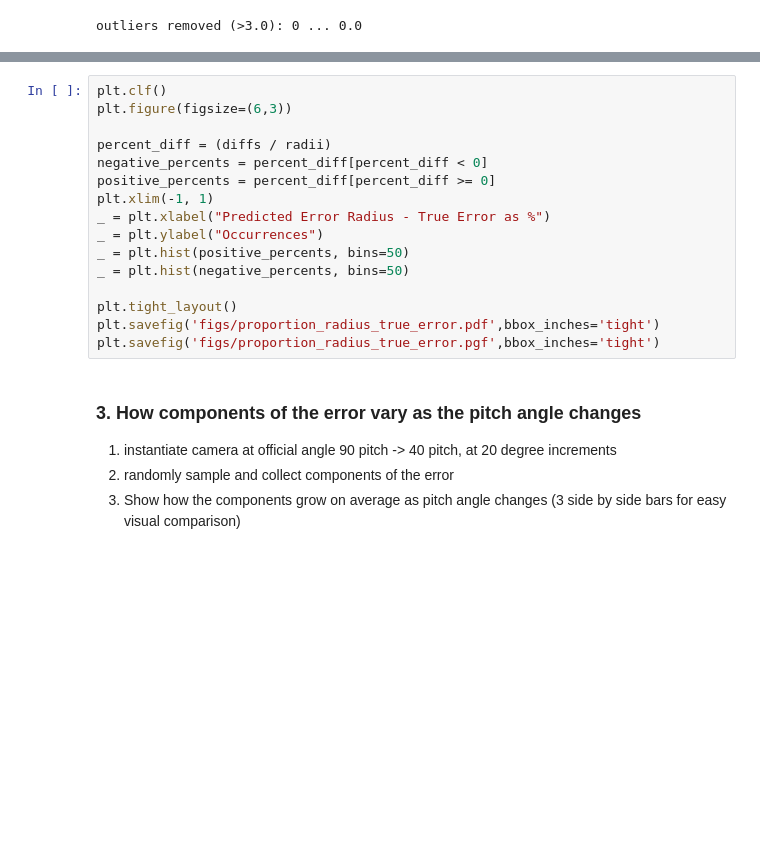
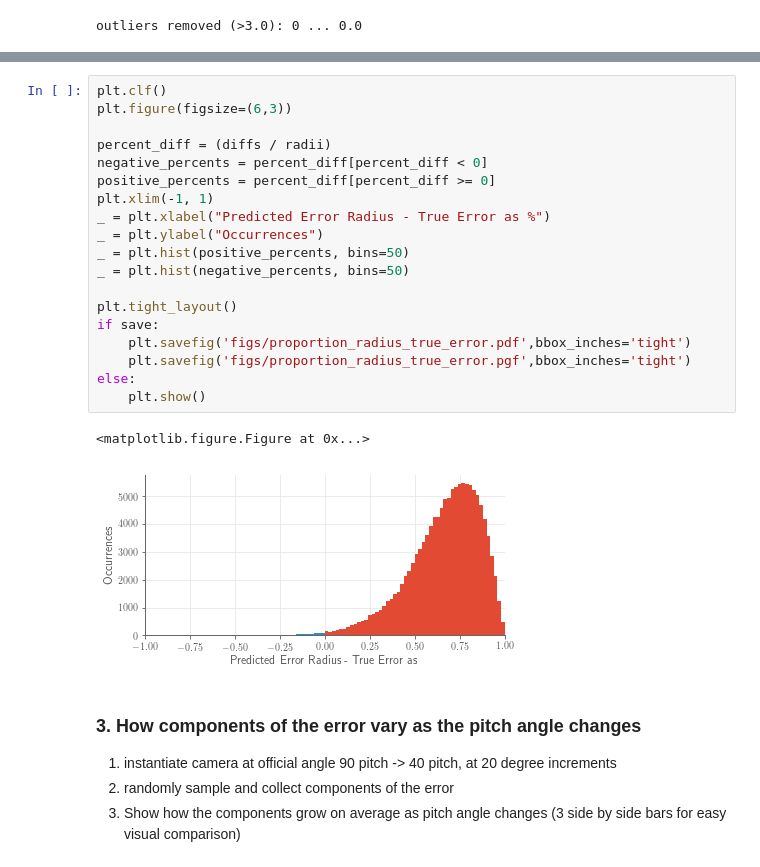
Before and after one commit to flyingsilverfin/AV-Camera-Placement, a Jupyter notebook: evaluation/camera/model_validity/Camera Error Model Evaluation.ipynb, the cells around one changed output, grey strips where cells are left out. Saved outputs shown, nothing was run; the diff lists cells and outputs as text; blank space fills up the shorter version.

```diff
--- a/evaluation/camera/model_validity/Camera Error Model Evaluation.ipynb
+++ b/evaluation/camera/model_validity/Camera Error Model Evaluation.ipynb
@@ -373,19 +393,25 @@ Mean positive difference: 0.165606792681
 # %%
 plt.clf()
 plt.figure(figsize=(6,3))
 
 percent_diff = (diffs / radii)
 negative_percents = percent_diff[percent_diff < 0]
 positive_percents = percent_diff[percent_diff >= 0]
 plt.xlim(-1, 1)
 _ = plt.xlabel("Predicted Error Radius - True Error as %")
 _ = plt.ylabel("Occurrences")
 _ = plt.hist(positive_percents, bins=50)
 _ = plt.hist(negative_percents, bins=50)
 
 plt.tight_layout()
-plt.savefig('figs/proportion_radius_true_error.pdf',bbox_inches='tight')
-plt.savefig('figs/proportion_radius_true_error.pgf',bbox_inches='tight')
+if save:
+    plt.savefig('figs/proportion_radius_true_error.pdf',bbox_inches='tight')
+    plt.savefig('figs/proportion_radius_true_error.pgf',bbox_inches='tight')
+else:
+    plt.show()
+# %% [output]
+<matplotlib.figure.Figure at 0x...>
+[figure, added]
 # %% [markdown]
 ### 3. How components of the error vary as the pitch angle changes
 1. instantiate camera at official angle 90 pitch -> 40 pitch, at 20 degree increments
```
Also changed, not shown: parts of 24 cells of this notebook, 7 other files.
